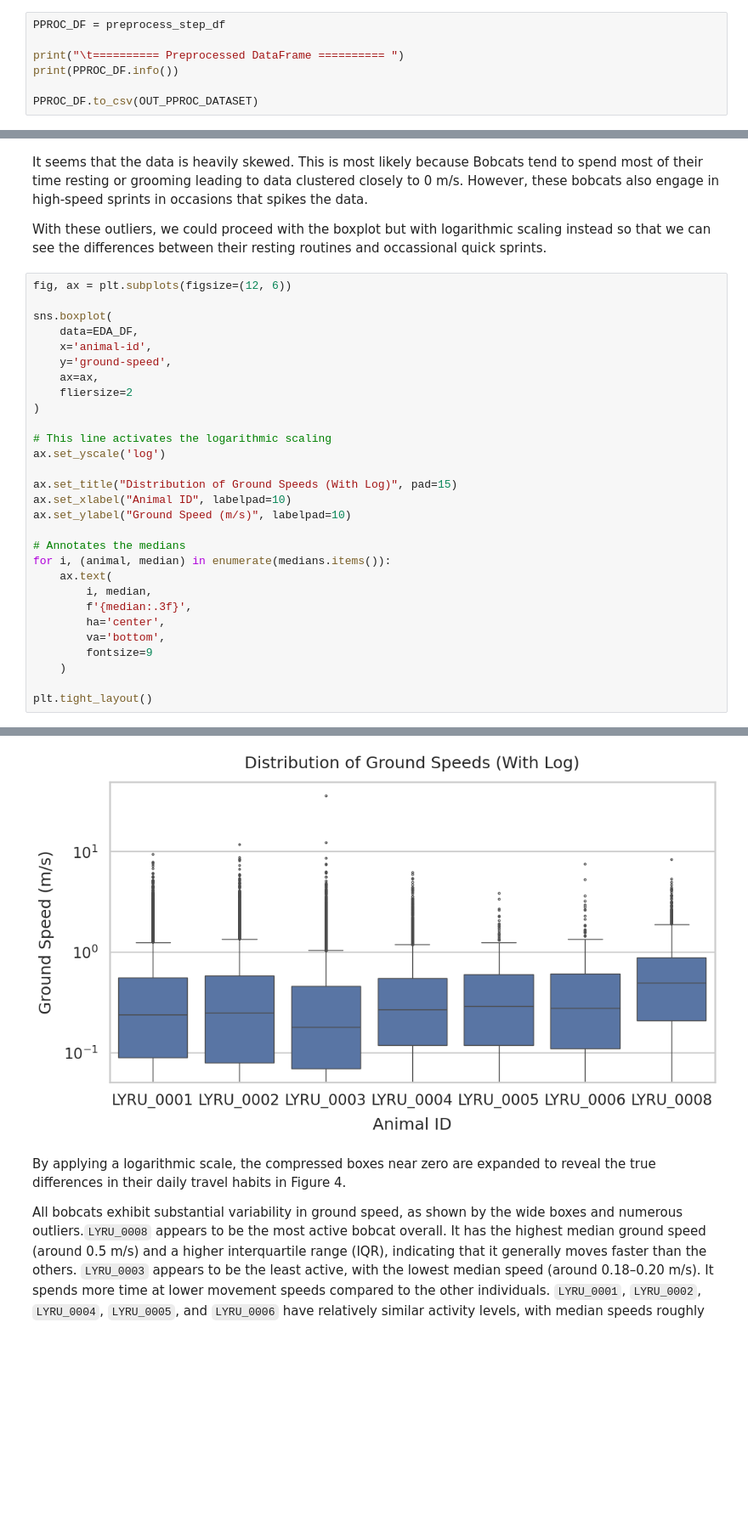
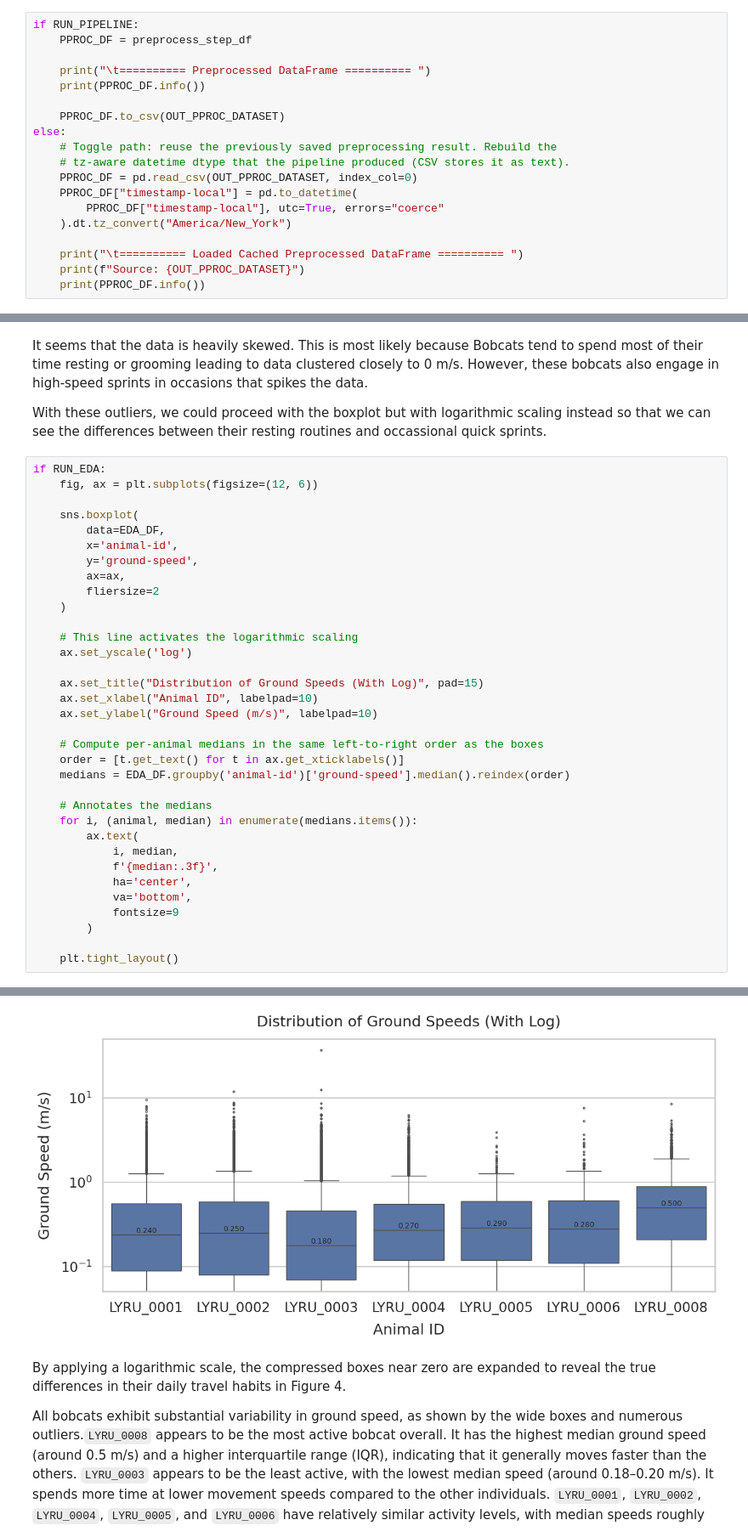
Before and after one commit to zrygan/animove, a Jupyter notebook: animove.ipynb, the cells around one changed output, grey strips where cells are left out. Shown at 85% size. Saved outputs shown, nothing was run; the diff lists cells and outputs as text; blank space fills up the shorter version.

Commit message:
Added data mining

```diff
--- a/animove.ipynb
+++ b/animove.ipynb
@@ -503,10 +351,22 @@ Columns remaining: 11
 # %% [markdown]
 Now that we have performed all cleaning steps, let's store the final result in `PPROC_DF` and check its information.
 # %%
-PPROC_DF = preprocess_step_df
+if RUN_PIPELINE:
+    PPROC_DF = preprocess_step_df
 
-print("\t========== Preprocessed DataFrame ========== ")
-print(PPROC_DF.info())
+    print("\t========== Preprocessed DataFrame ========== ")
+    print(PPROC_DF.info())
 
-PPROC_DF.to_csv(OUT_PPROC_DATASET)
+    PPROC_DF.to_csv(OUT_PPROC_DATASET)
+else:
+    # Toggle path: reuse the previously saved preprocessing result. Rebuild the
+    # tz-aware datetime dtype that the pipeline produced (CSV stores it as text).
+    PPROC_DF = pd.read_csv(OUT_PPROC_DATASET, index_col=0)
+    PPROC_DF["timestamp-local"] = pd.to_datetime(
+        PPROC_DF["timestamp-local"], utc=True, errors="coerce"
+    ).dt.tz_convert("America/New_York")
+
+    print("\t========== Loaded Cached Preprocessed DataFrame ========== ")
+    print(f"Source: {OUT_PPROC_DATASET}")
+    print(PPROC_DF.info())
 # %% [output]
@@ -680,32 +540,37 @@ It seems that the data is heavily skewed. This is most likely because Bobcats te
 
 With these outliers, we could proceed with the boxplot but with logarithmic scaling instead so that we can see the differences between their resting routines and occassional quick sprints.
 # %%
-fig, ax = plt.subplots(figsize=(12, 6))
+if RUN_EDA:
+    fig, ax = plt.subplots(figsize=(12, 6))
 
-sns.boxplot(
-    data=EDA_DF,
-    x='animal-id',
-    y='ground-speed',
-    ax=ax,
-    fliersize=2
-)
-
-# This line activates the logarithmic scaling
-ax.set_yscale('log')
-
-ax.set_title("Distribution of Ground Speeds (With Log)", pad=15)
-ax.set_xlabel("Animal ID", labelpad=10)
-ax.set_ylabel("Ground Speed (m/s)", labelpad=10)
-
-# Annotates the medians
-for i, (animal, median) in enumerate(medians.items()):
-    ax.text(
-        i, median,
-        f'{median:.3f}',
-        ha='center',
-        va='bottom',
-        fontsize=9
+    sns.boxplot(
+        data=EDA_DF,
+        x='animal-id',
+        y='ground-speed',
+        ax=ax,
+        fliersize=2
     )
 
-plt.tight_layout()
+    # This line activates the logarithmic scaling
+    ax.set_yscale('log')
+
+    ax.set_title("Distribution of Ground Speeds (With Log)", pad=15)
+    ax.set_xlabel("Animal ID", labelpad=10)
+    ax.set_ylabel("Ground Speed (m/s)", labelpad=10)
+
+    # Compute per-animal medians in the same left-to-right order as the boxes
+    order = [t.get_text() for t in ax.get_xticklabels()]
+    medians = EDA_DF.groupby('animal-id')['ground-speed'].median().reindex(order)
+
+    # Annotates the medians
+    for i, (animal, median) in enumerate(medians.items()):
+        ax.text(
+            i, median,
+            f'{median:.3f}',
+            ha='center',
+            va='bottom',
+            fontsize=9
+        )
+
+    plt.tight_layout()
 # %% [output]
@@ -713,4 +577,4 @@ NameError: name 'medians' is not defined
-[figure, old version]
+[figure, new version]
 # %% [markdown]
 By applying a logarithmic scale, the compressed boxes near zero are expanded to reveal the true differences in their daily travel habits in Figure 4.
 
```
Also changed, not shown: parts of 36 cells of this notebook, 1 other file.
